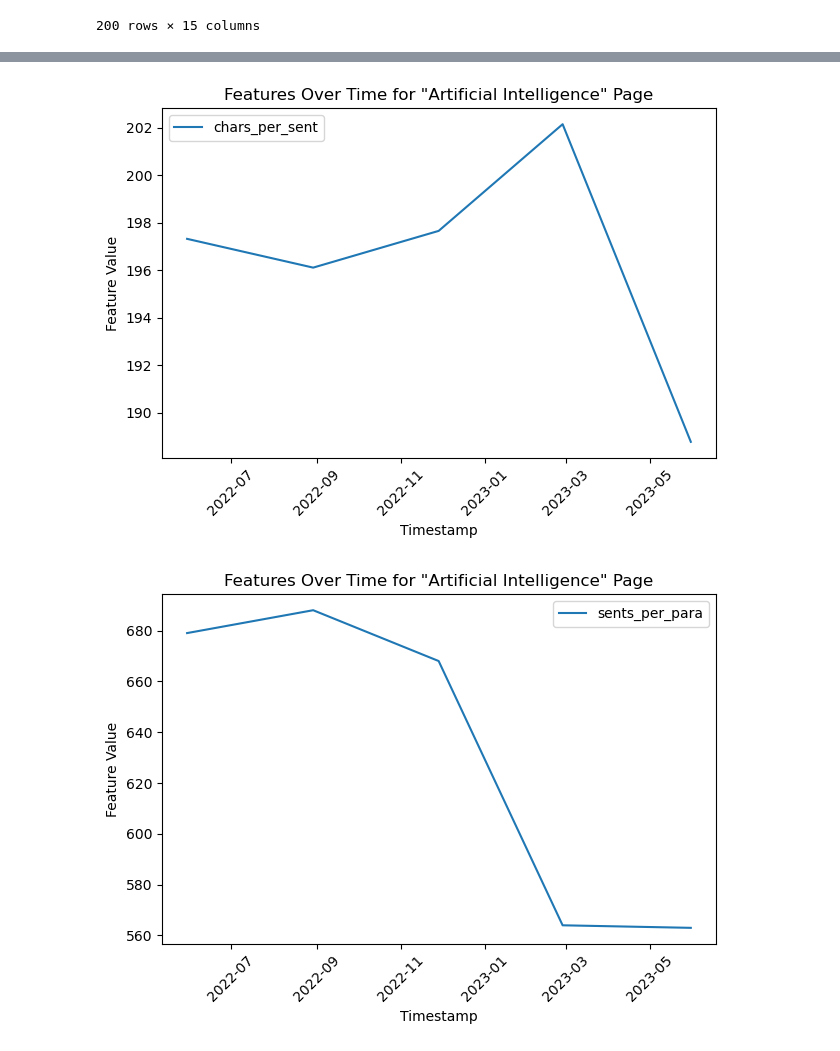
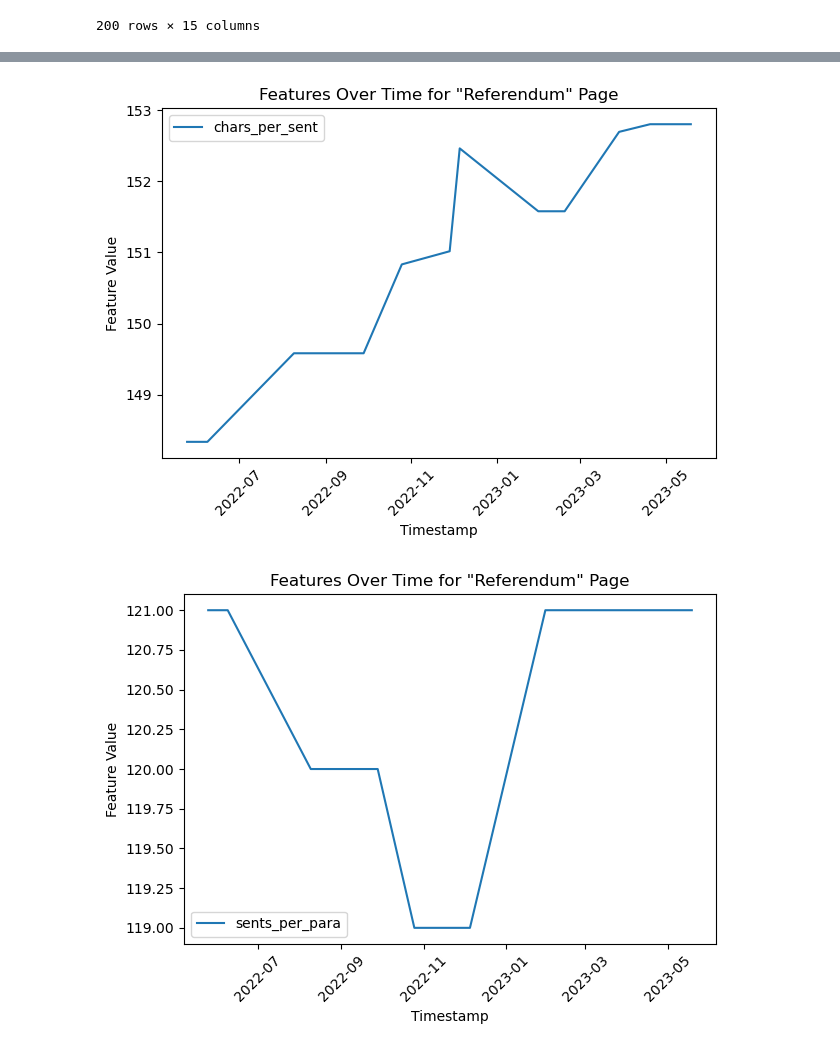
Before and after one commit to LeTartap/WikiMScThesis, a Jupyter notebook: python_code/newPipieline.ipynb, the cells around one changed output, grey strips where cells are left out. Cells and saved outputs as stored; diff of their text form; code cells hidden in the pictures.

Commit message:
Nice plots for showcase

```diff
--- a/python_code/newPipieline.ipynb
+++ b/python_code/newPipieline.ipynb
@@ -661,10 +657,10 @@ import pandas as pd
 import matplotlib.pyplot as plt
 
 # Replace 'your_file.csv' with your actual file path
-df = pd.read_csv('tiny_revisions_features.csv')
+df = pd.read_csv('History-every1M-final.csv')
 
 # Plot all columns (features) except 'page_title', 'rev_id', 'timestamp', 'user', 'is_bot', rev_id for the Artificial Intelligence page against the timestamp
-ai_df = df[df['page_title'] == 'Artificial intelligence'].copy()
+ai_df = df[df['page_title'] == 'Referendum'].copy()
 
 # Convert timestamp to datetime
 ai_df['timestamp'] = pd.to_datetime(ai_df['timestamp'])
@@ -675,7 +671,7 @@ plt.figure(figsize=(14, 10))
 for column in ai_df.columns:
     if column not in ['page_title', 'rev_id', 'user', 'is_bot']:
         plt.plot(ai_df.index, ai_df[column], label=column)
-        plt.title('Features Over Time for "Artificial Intelligence" Page')
+        plt.title('Features Over Time for "Referendum" Page')
         plt.xlabel('Timestamp')
         plt.ylabel('Feature Value')
         plt.legend()
@@ -694,2 +690,2 @@ for column in ai_df.columns:
-[figure, old version]
+[figure, new version]
-[figure, old version]
+[figure, new version]
```
Also changed, not shown: parts of 2 cells of this notebook.
